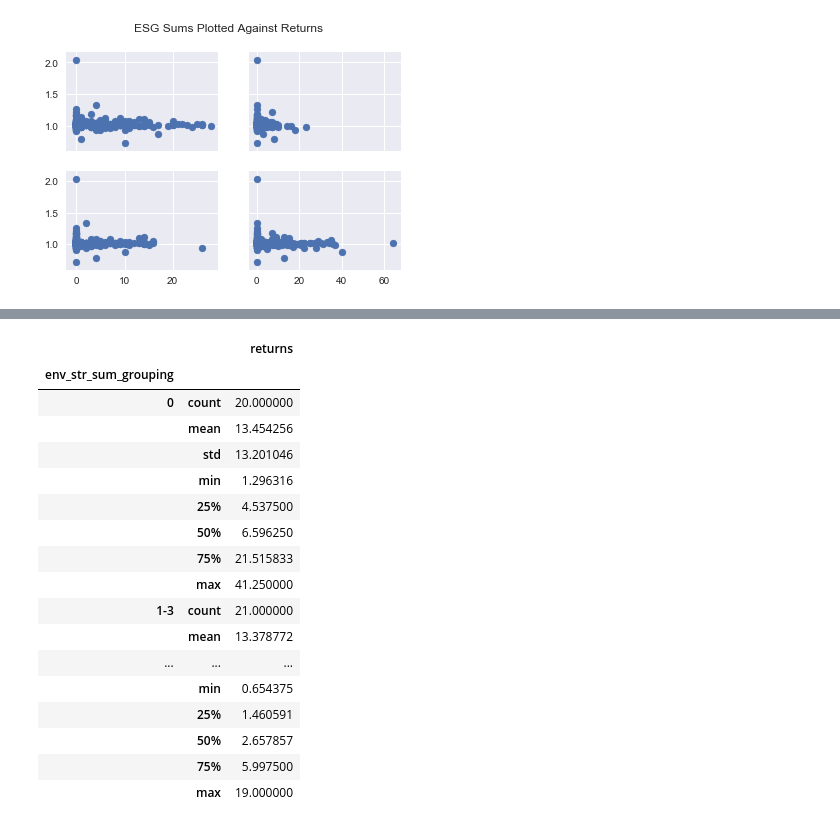
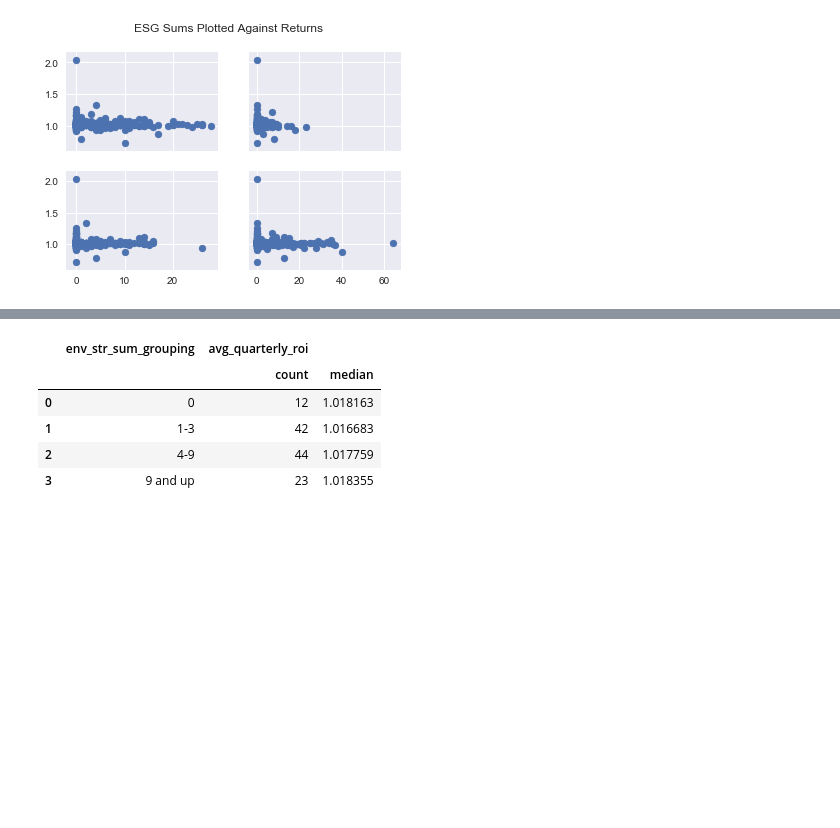
Before and after one commit to chelseatroy/fund_scale, a Jupyter notebook: data_explo/Exploring S&P Ethical Index Data.ipynb, the cells around one changed output, grey strips where cells are left out. Saved outputs shown, nothing was run; the diff lists cells and outputs as text; code cells hidden in the pictures; blank space fills up the shorter version.

```diff
--- a/data_explo/Exploring S&P Ethical Index Data.ipynb
+++ b/data_explo/Exploring S&P Ethical Index Data.ipynb
@@ -250,12 +262,18 @@ Here's our second step for resolving the fact that we have way more samples at t
 def buckets(score):
     if score == 0.0:
         val = '0'
-    if 0.0 < score < 4.0:
-        val = '1-3'
-    if 3.0 < score < 9.0:
-        val = '4-8'
-    if 8.0 < score:
-        val = '9 and up'
+    if 0.0 < score < 2.0:
+        val = '1'
+    if 1.0 < score < 4.0:
+        val = '2-3'
+    if 3.0 < score < 6.0:
+        val = '4-5'
+    if 5.0 < score < 8.0:
+        val = '6-7'
+    if 7.0 < score < 11.0:
+        val = '8-10'
+    if 10.0 < score:
+        val = 'Above 11'
     return val
 
 emp_str_sum['emp_str_sum_grouping'] = emp_str_sum['EMP-str-sum'].apply(buckets)
@@ -371,22 +378,10 @@ env_str_sum.head()
 # %%
-grouping = env_str_sum.groupby(['env_str_sum_grouping'])[['returns']].describe()
-grouping
+grouping = env_str_sum.groupby(['env_str_sum_grouping'])[['avg_quarterly_roi']].agg(['count', 'median']).reset_index()
+grouping.sort_values('env_str_sum_grouping')
 # %% [output]
-|  |  | returns |
-| env_str_sum_grouping |  |  |
-| 0 | count | 20.000000 |
-|  | mean | 13.454256 |
-|  | std | 13.201046 |
-|  | min | 1.296316 |
-|  | 25% | 4.537500 |
-|  | 50% | 6.596250 |
-|  | 75% | 21.515833 |
-|  | max | 41.250000 |
-| 1-3 | count | 21.000000 |
-|  | mean | 13.378772 |
-| ... | ... | ... |
-|  | min | 0.654375 |
-|  | 25% | 1.460591 |
-|  | 50% | 2.657857 |
-|  | 75% | 5.997500 |
-|  | max | 19.000000 |
+|  | env_str_sum_grouping | avg_quarterly_roi |  |
+|  |  | count | median |
+| 0 | 0 | 12 | 1.018163 |
+| 1 | 1-3 | 42 | 1.016683 |
+| 2 | 4-9 | 44 | 1.017759 |
+| 3 | 9 and up | 23 | 1.018355 |
```
Also changed, not shown: parts of 33 cells of this notebook.
